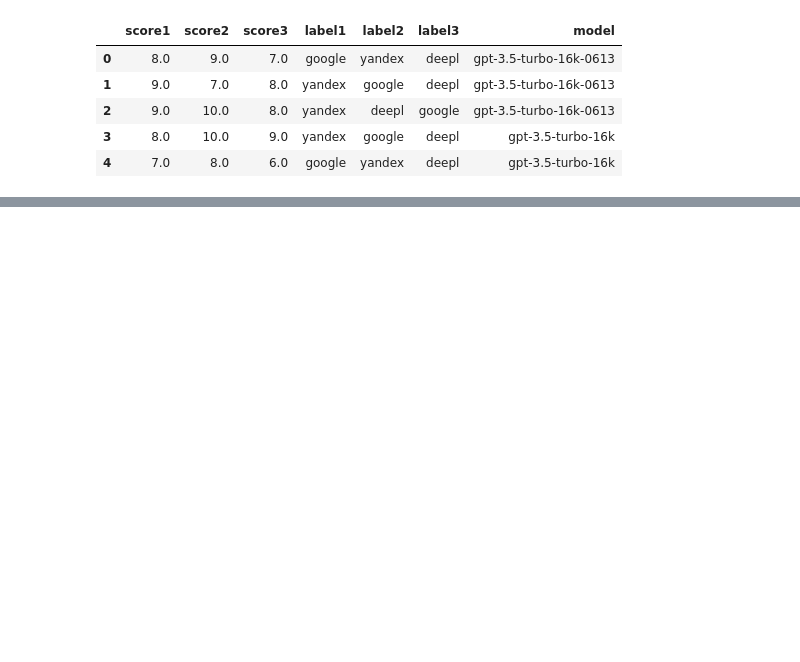
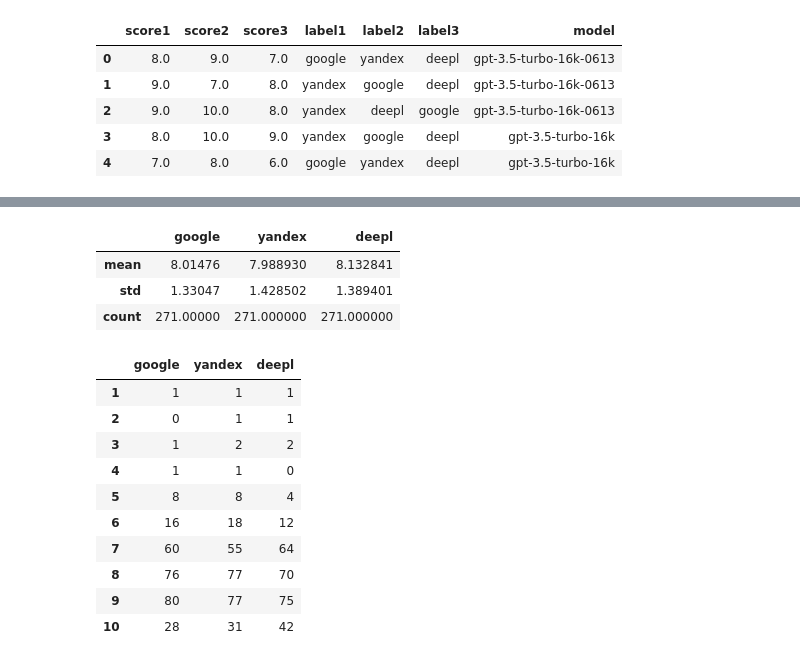
Before and after one commit to WideLearning/TranslatorEvals, a Jupyter notebook: analysis.ipynb, the cells around one changed output, grey strips where cells are left out. Saved outputs shown, nothing was run; the diff lists cells and outputs as text; code cells hidden in the pictures; blank space fills up the shorter version.

```diff
--- a/analysis.ipynb
+++ b/analysis.ipynb
@@ -60,0 +71,23 @@ defaultdict(list,
+# %%
+scores.describe().loc[['mean', 'std', 'count']]
+# %% [output]
+|  | google | yandex | deepl |
+| mean | 8.01476 | 7.988930 | 8.132841 |
+| std | 1.33047 | 1.428502 | 1.389401 |
+| count | 271.00000 | 271.000000 | 271.000000 |
+# %%
+# count values for each score
+score_count = scores.apply(pd.Series.value_counts).fillna(0).astype(int)
+score_count
+# %% [output]
+|  | google | yandex | deepl |
+| 1 | 1 | 1 | 1 |
+| 2 | 0 | 1 | 1 |
+| 3 | 1 | 2 | 2 |
+| 4 | 1 | 1 | 0 |
+| 5 | 8 | 8 | 4 |
+| 6 | 16 | 18 | 12 |
+| 7 | 60 | 55 | 64 |
+| 8 | 76 | 77 | 70 |
+| 9 | 80 | 77 | 75 |
+| 10 | 28 | 31 | 42 |
```
Also changed, not shown: parts of 4 cells of this notebook.
